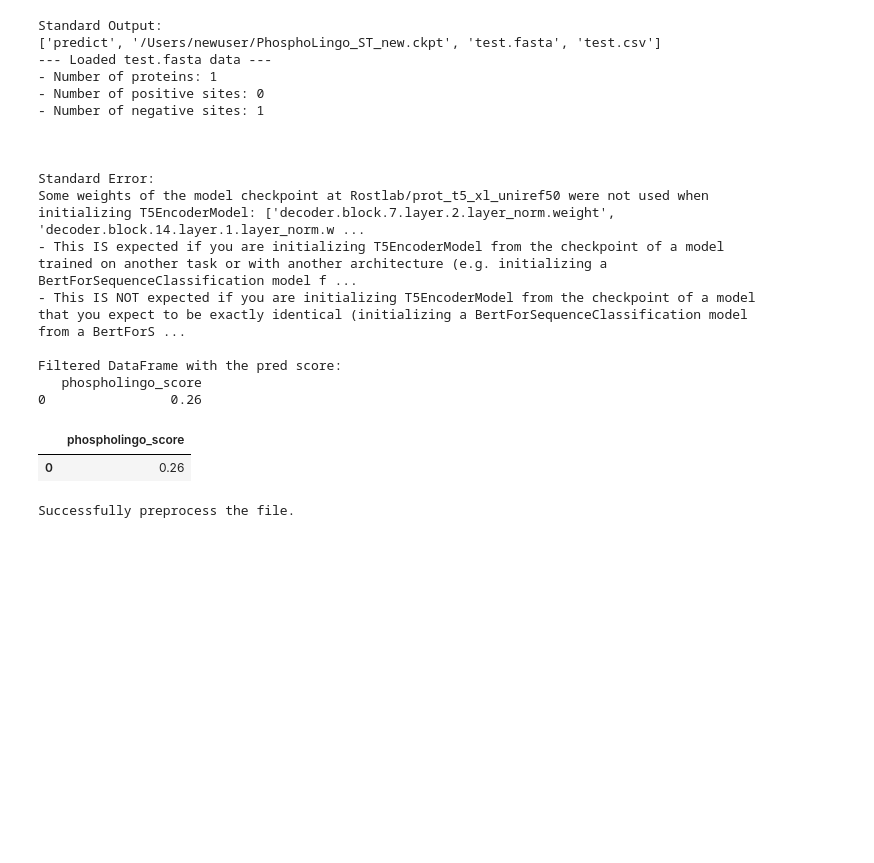
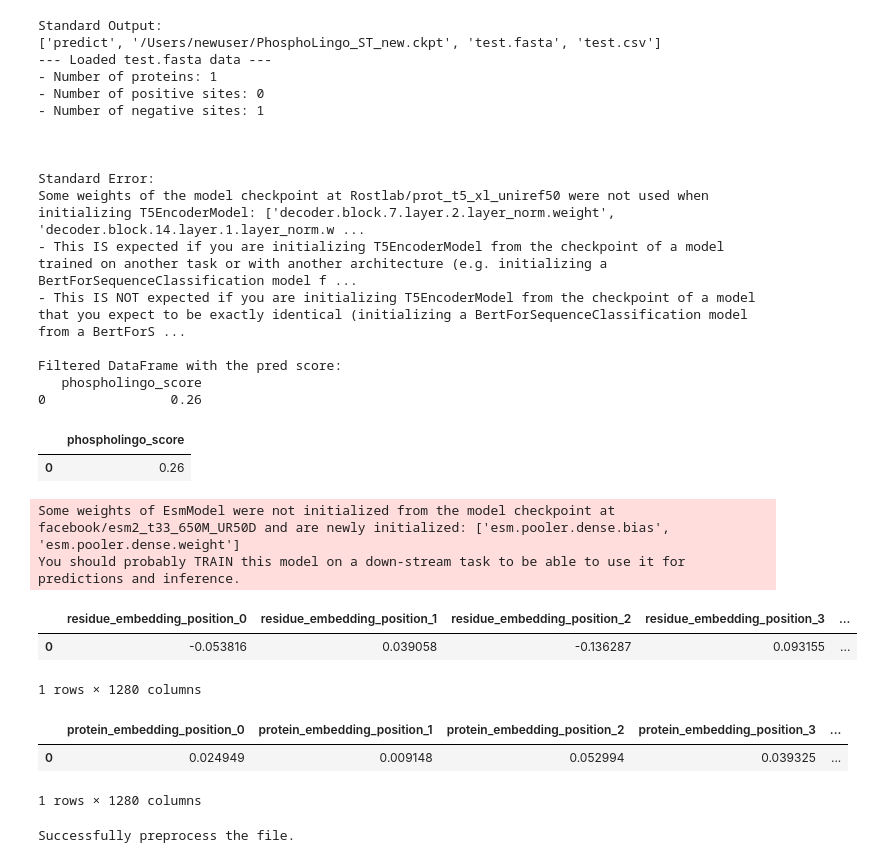
Before and after one commit to liuliu-umich/CAMP-14-3-3, a Jupyter notebook: 4. Modeling.ipynb, the cells around one changed output. Saved outputs shown, nothing was run; the diff lists cells and outputs as text; code cells hidden in the pictures; blank space fills up the shorter version.

```diff
--- a/4. Modeling.ipynb
+++ b/4. Modeling.ipynb
@@ -425,4 +452,35 @@ def extract_esm_embedding(seq, site):
     return protein_embedding_df, site_embedding_df
+# %%
+import pandas as pd
+import torch
+from transformers import AutoTokenizer, AutoModel
+
+# Load the ESM-2 model and tokenizer once
+model_name = "facebook/esm2_t33_650M_UR50D"
+tokenizer = AutoTokenizer.from_pretrained(model_name)
+model = AutoModel.from_pretrained(model_name)
+
+# List of protein sequences
+protein_sequences = "ALEMDKLIVTRSGKFRTLSEAIAQIQES",
+
+site = 0
+
+protein_embedding_df, site_embedding_df = extract_esm_embedding(protein_sequences, site, tokenizer, model)
+# %% [output]
+Some weights of EsmModel were not initialized from the model checkpoint at facebook/esm2_t33_650M_UR50D and are newly initialized: ['esm.pooler.dense.bias', 'esm.pooler.dense.weight']
+You should probably TRAIN this model on a down-stream task to be able to use it for predictions and inference.
+# %%
+site_embedding_df
+# %% [output]
+|  | residue_embedding_position_0 | residue_embedding_position_1 | residue_embedding_position_2 | residue_embedding_position_3 | ... |
+| 0 | -0.053816 | 0.039058 | -0.136287 | 0.093155 | ... |
+1 rows × 1280 columns
+# %%
+protein_embedding_df
+# %% [output]
+|  | protein_embedding_position_0 | protein_embedding_position_1 | protein_embedding_position_2 | protein_embedding_position_3 | ... |
+| 0 | 0.024949 | 0.009148 | 0.052994 | 0.039325 | ... |
+1 rows × 1280 columns
 # %%
 def extract_ptmmamba_embedding(seq, site):
     pass
```
Also changed, not shown: parts of 1 cell of this notebook, 1 other file.
